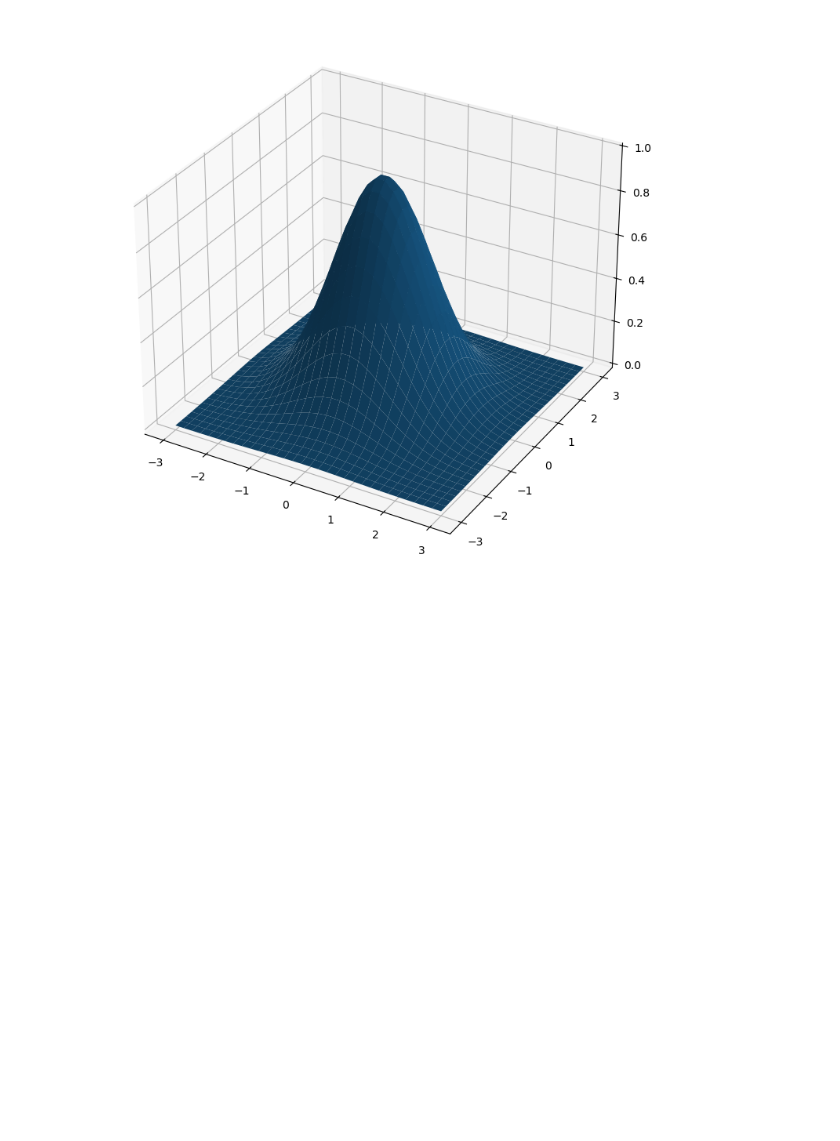
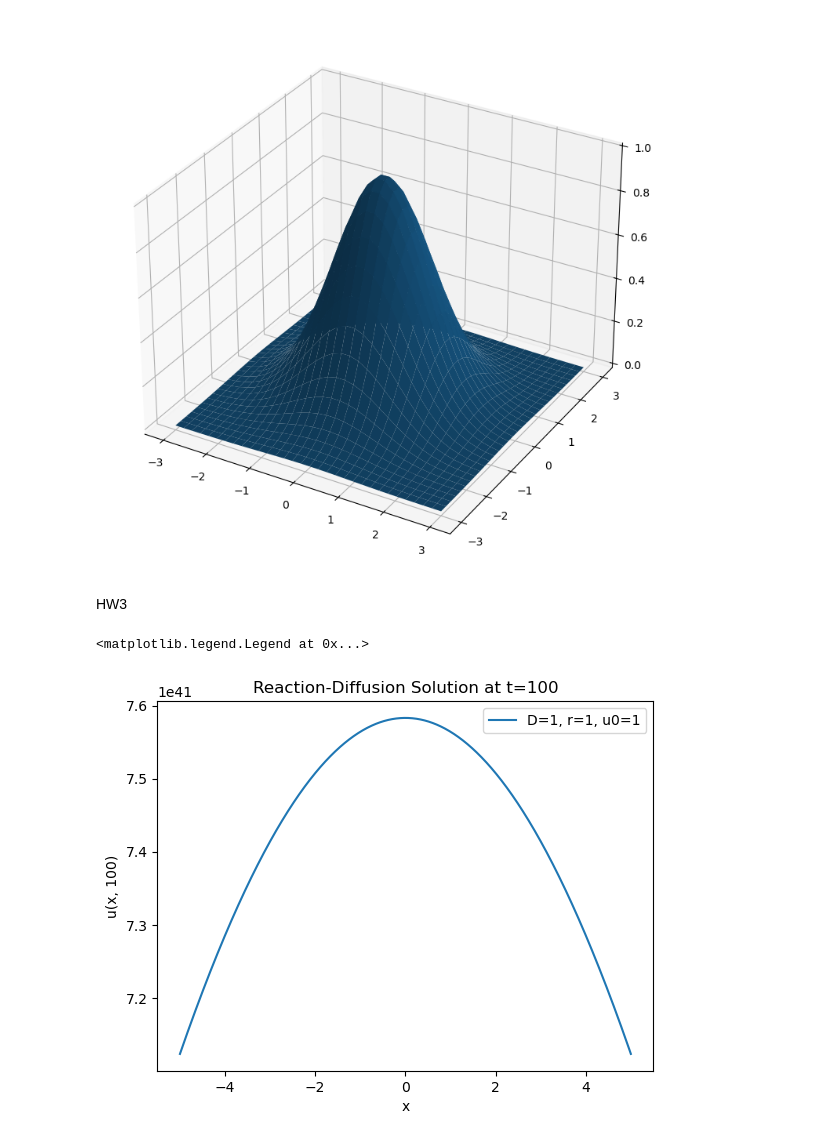
Before and after one commit to dan035-ucsd/MATH-102, a Jupyter notebook: math112b - mathematical bio II/math112b.ipynb, the cells around one changed output. Cells and saved outputs as stored; diff of their text form; code cells hidden in the pictures; blank space fills up the shorter version.

```diff
--- a/math112b - mathematical bio II/math112b.ipynb
+++ b/math112b - mathematical bio II/math112b.ipynb
@@ -43,3 +43,25 @@ ax.plot_surface(x, y, z)
 plt.show()
 # %% [output]
 [figure]
+# %% [markdown]
+HW3
+# %%
+x = np.linspace(-5, 5, 1000)
+t = 100 # time
+D = 1 # diffusion coefficient
+r = 1 # reaction rate
+u0 = 1 # initial concentration
+
+y = u0 / (2 * np.sqrt(np.pi * D * t)) * np.exp(r * t - (x ** 2) / (4 * D * t))
+
+# Creating figure
+ax = plt.axes()
+# Creating plot
+ax.plot(x, y)
+ax.set_title('Reaction-Diffusion Solution at t=' + str(t))
+ax.set_xlabel('x')
+ax.set_ylabel('u(x, ' + str(t) + ')')
+ax.legend(['D=' + str(D) + ', r=' + str(r) + ', u0=' + str(u0)])
+# %% [output]
+<matplotlib.legend.Legend at 0x...>
+[figure, added]
```
